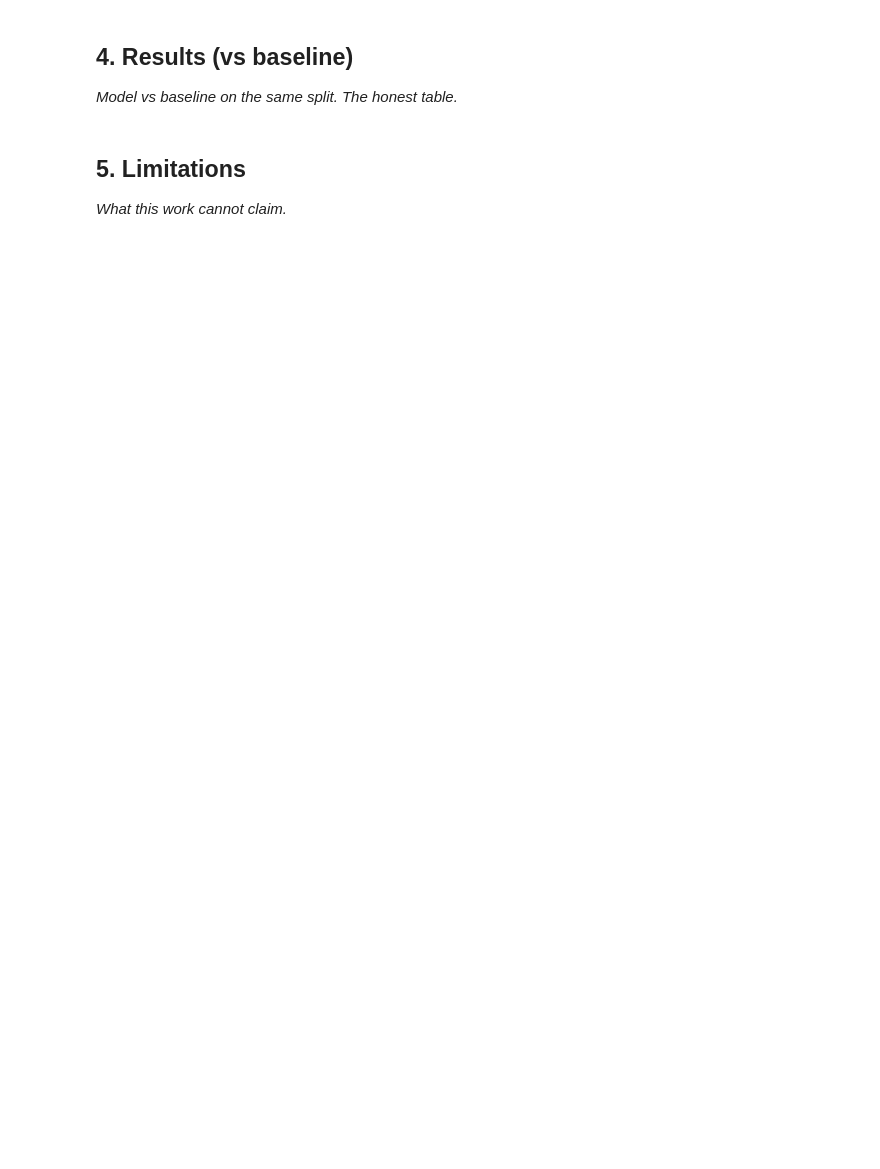
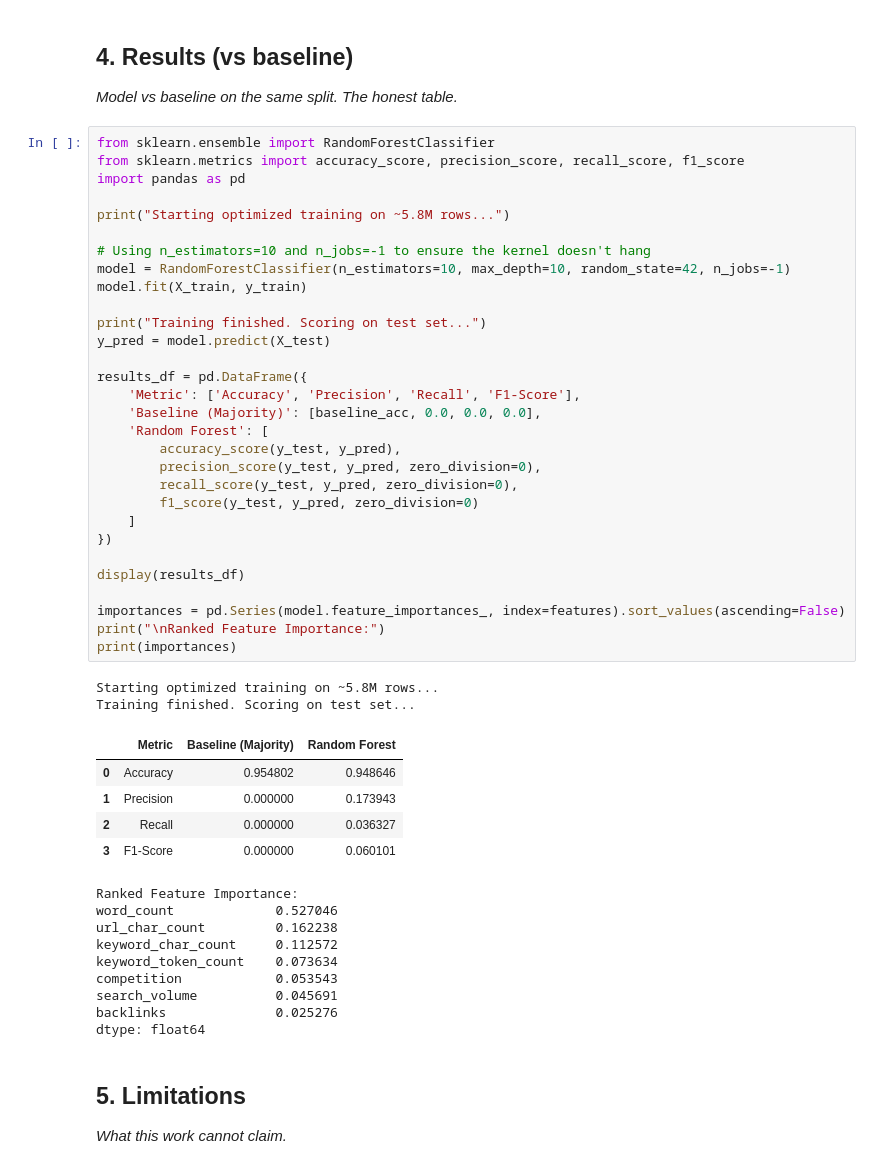
Before and after one commit to pushpendrajat2004/FlyRank01, a Jupyter notebook: work/notebooks/capstone.ipynb, the cells around one changed output. Saved outputs shown, nothing was run; the diff lists cells and outputs as text; blank space fills up the shorter version.

```diff
--- a/work/notebooks/capstone.ipynb
+++ b/work/notebooks/capstone.ipynb
@@ -22,6 +204,53 @@ This skeleton is yours to fill. Work the sections **in order** — each one has
 ## 4. Results (vs baseline)
 
 *Model vs baseline on the same split. The honest table.*
+# %%
+from sklearn.ensemble import RandomForestClassifier
+from sklearn.metrics import accuracy_score, precision_score, recall_score, f1_score
+import pandas as pd
+
+print("Starting optimized training on ~5.8M rows...")
+
+# Using n_estimators=10 and n_jobs=-1 to ensure the kernel doesn't hang
+model = RandomForestClassifier(n_estimators=10, max_depth=10, random_state=42, n_jobs=-1)
+model.fit(X_train, y_train)
+
+print("Training finished. Scoring on test set...")
+y_pred = model.predict(X_test)
+
+results_df = pd.DataFrame({
+    'Metric': ['Accuracy', 'Precision', 'Recall', 'F1-Score'],
+    'Baseline (Majority)': [baseline_acc, 0.0, 0.0, 0.0],
+    'Random Forest': [
+        accuracy_score(y_test, y_pred),
+        precision_score(y_test, y_pred, zero_division=0),
+        recall_score(y_test, y_pred, zero_division=0),
+        f1_score(y_test, y_pred, zero_division=0)
+    ]
+})
+
+display(results_df)
+
+importances = pd.Series(model.feature_importances_, index=features).sort_values(ascending=False)
+print("\nRanked Feature Importance:")
+print(importances)
+# %% [output]
+Starting optimized training on ~5.8M rows...
+Training finished. Scoring on test set...
+|  | Metric | Baseline (Majority) | Random Forest |
+| 0 | Accuracy | 0.954802 | 0.948646 |
+| 1 | Precision | 0.000000 | 0.173943 |
+| 2 | Recall | 0.000000 | 0.036327 |
+| 3 | F1-Score | 0.000000 | 0.060101 |
+Ranked Feature Importance:
+word_count             0.527046
+url_char_count         0.162238
+keyword_char_count     0.112572
+keyword_token_count    0.073634
+competition            0.053543
+search_volume          0.045691
+backlinks              0.025276
+dtype: float64
 # %% [markdown]
 ## 5. Limitations
 
```
Also changed, not shown: parts of 15 cells of this notebook.
